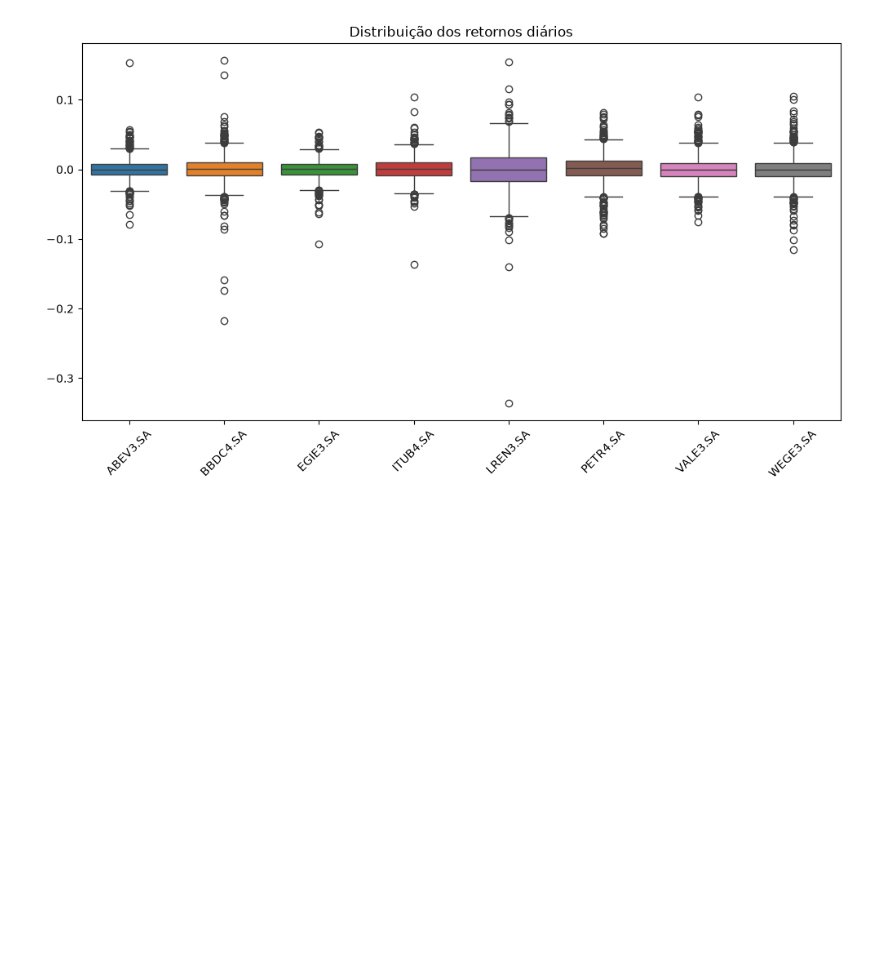
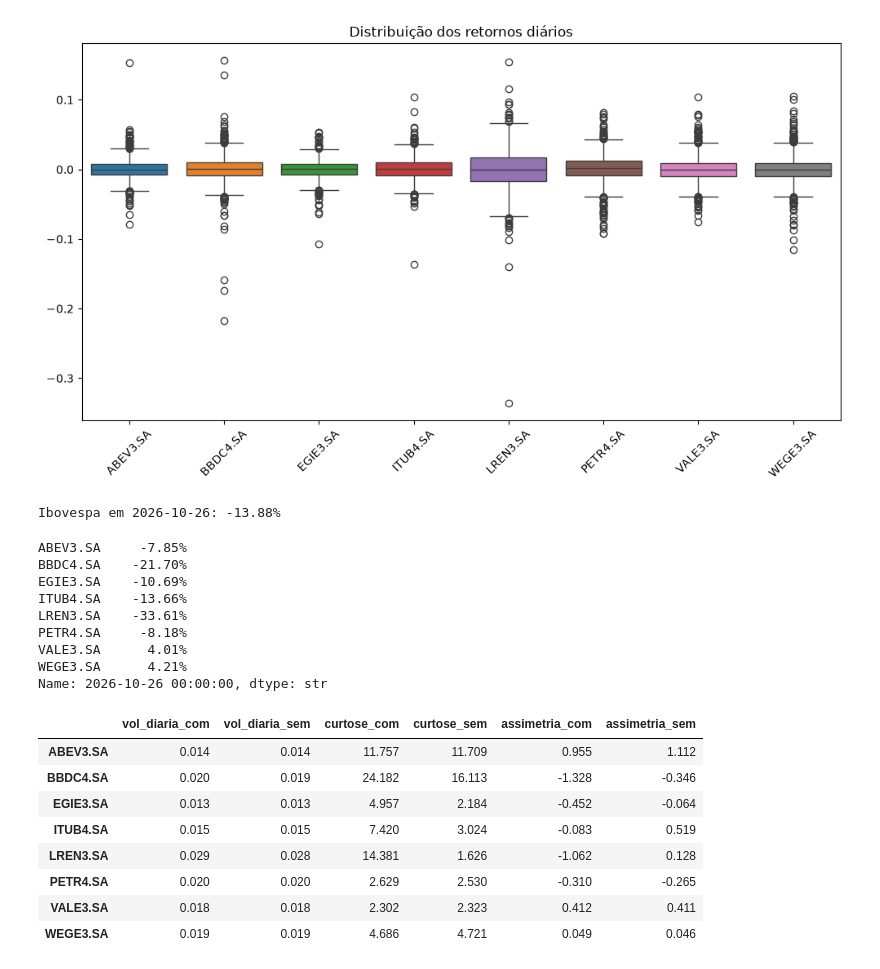
Before and after one commit to Fernadesync/analise-risco-retorno-b3, a Jupyter notebook: notebooks/02_retornos_e_risco.ipynb, the cells around one changed output. Cells and saved outputs as stored; diff of their text form; code cells hidden in the pictures; blank space fills up the shorter version.

Commit message:
feat: sensibilidade ao evento de 26/10 e anualizacao de retorno e risco

```diff
--- a/notebooks/02_retornos_e_risco.ipynb
+++ b/notebooks/02_retornos_e_risco.ipynb
@@ -48,3 +48,45 @@ VALE3.SA | pior dia: 2021-11-03 -0.076 | melhor dia: 2022-11-11 0.104
 WEGE3.SA | pior dia: 2025-04-30 -0.116 | melhor dia: 2024-07-31 0.105
 [figure]
 [figure]
+# %%
+import numpy as np
+
+ibov = pd.read_csv("../data/raw/ibovespa.csv", index_col=0, parse_dates=True)
+ibov_ret = ibov.iloc[:, 0].pct_change().dropna()
+
+data_evento = pd.Timestamp("2026-10-26")
+print(f"Ibovespa em {data_evento.date()}: {ibov_ret.loc[data_evento]:.2%}")
+display(retornos.loc[data_evento].map("{:.2%}".format))
+
+# Sensibilidade: estatísticas com e sem o dia do choque
+sem_evento = retornos.drop(data_evento)
+
+comparacao = pd.DataFrame({
+    "vol_diaria_com": retornos.std(),
+    "vol_diaria_sem": sem_evento.std(),
+    "curtose_com": retornos.kurt(),
+    "curtose_sem": sem_evento.kurt(),
+    "assimetria_com": retornos.skew(),
+    "assimetria_sem": sem_evento.skew(),
+}).round(3)
+display(comparacao)
+# %% [output]
+Ibovespa em 2026-10-26: -13.88%
+ABEV3.SA     -7.85%
+BBDC4.SA    -21.70%
+EGIE3.SA    -10.69%
+ITUB4.SA    -13.66%
+LREN3.SA    -33.61%
+PETR4.SA     -8.18%
+VALE3.SA      4.01%
+WEGE3.SA      4.21%
+Name: 2026-10-26 00:00:00, dtype: str
+|  | vol_diaria_com | vol_diaria_sem | curtose_com | curtose_sem | assimetria_com | assimetria_sem |
+| ABEV3.SA | 0.014 | 0.014 | 11.757 | 11.709 | 0.955 | 1.112 |
+| BBDC4.SA | 0.020 | 0.019 | 24.182 | 16.113 | -1.328 | -0.346 |
+| EGIE3.SA | 0.013 | 0.013 | 4.957 | 2.184 | -0.452 | -0.064 |
+| ITUB4.SA | 0.015 | 0.015 | 7.420 | 3.024 | -0.083 | 0.519 |
+| LREN3.SA | 0.029 | 0.028 | 14.381 | 1.626 | -1.062 | 0.128 |
+| PETR4.SA | 0.020 | 0.020 | 2.629 | 2.530 | -0.310 | -0.265 |
+| VALE3.SA | 0.018 | 0.018 | 2.302 | 2.323 | 0.412 | 0.411 |
+| WEGE3.SA | 0.019 | 0.019 | 4.686 | 4.721 | 0.049 | 0.046 |
```
Also changed, not shown: parts of 1 cell of this notebook.
